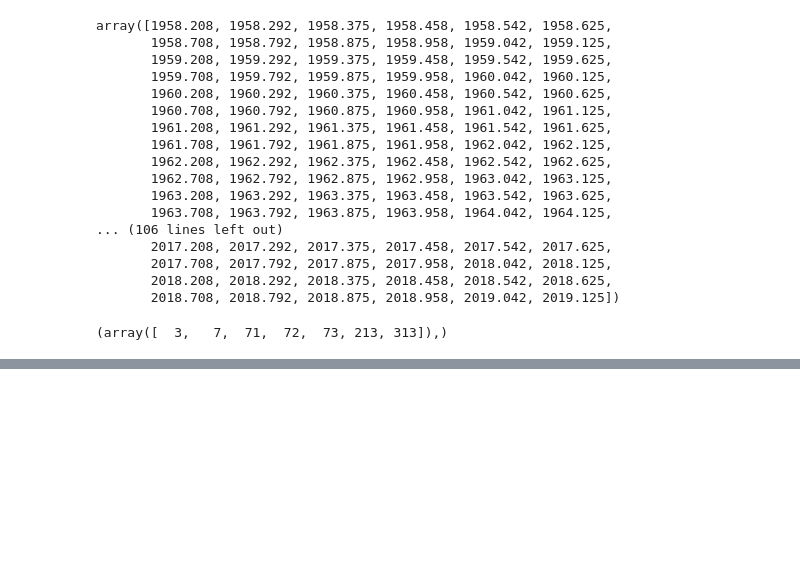
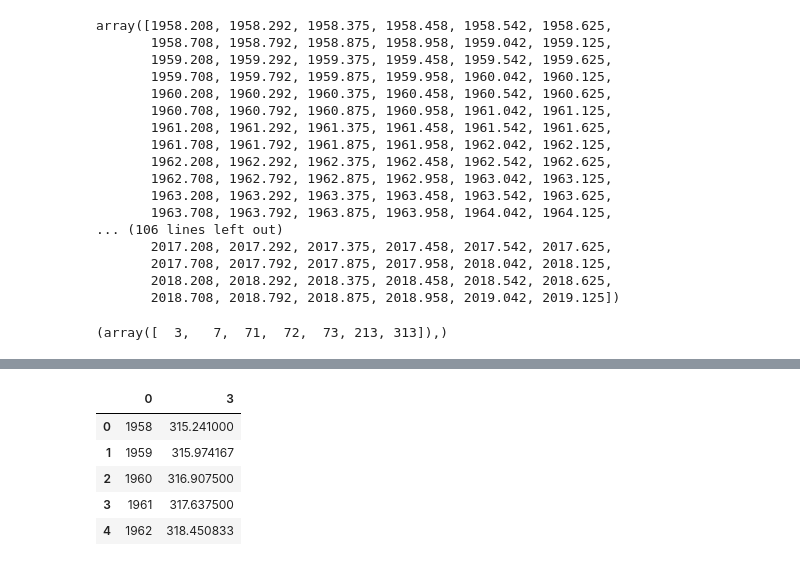
Before and after one commit to johnmarkdaniels/dc_ds_04_22_19, a Jupyter notebook: module_1/module_1_warmups/week_1/my_solutions/daniels_thursday_warmup.ipynb, the cells around one changed output, grey strips where cells are left out. Cells and saved outputs as stored; diff of their text form; code cells hidden in the pictures; blank space fills up the shorter version.

```diff
--- a/module_1/module_1_warmups/week_1/my_solutions/daniels_thursday_warmup.ipynb
+++ b/module_1/module_1_warmups/week_1/my_solutions/daniels_thursday_warmup.ipynb
@@ -223,0 +228,11 @@ df.loc[df[3]==-99.99, :]
+# %%
+meanline = df.groupby(df[0]).agg({3: 'mean'})
+meanline = meanline.reset_index()
+meanline.head()
+# %% [output]
+|  | 0 | 3 |
+| 0 | 1958 | 315.241000 |
+| 1 | 1959 | 315.974167 |
+| 2 | 1960 | 316.907500 |
+| 3 | 1961 | 317.637500 |
+| 4 | 1962 | 318.450833 |
```
Also changed, not shown: parts of 8 cells of this notebook.
